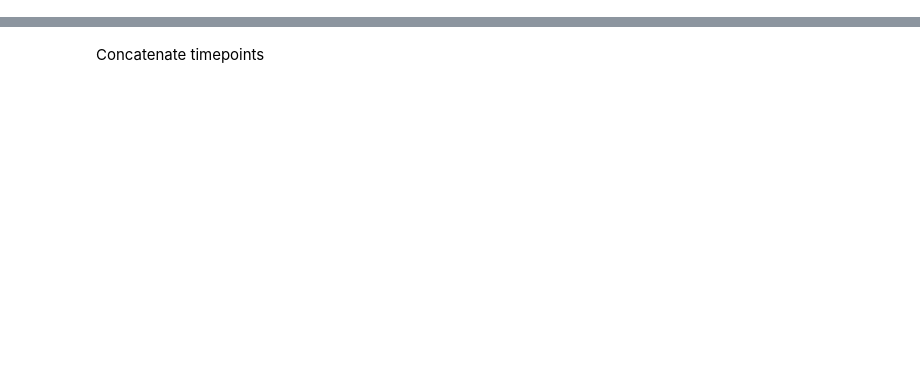
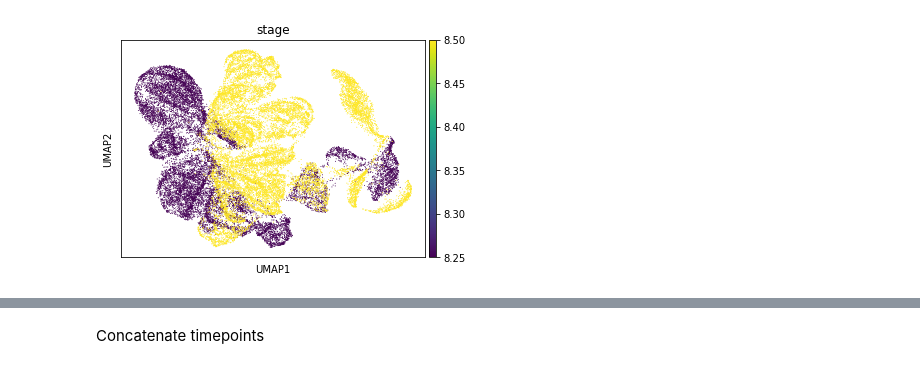
Before and after one commit to theislab/unbalanced_monge_maps_single_cell, a Jupyter notebook: notebooks/gastrulation8285_scvelo.ipynb, the cells around one changed output, grey strips where cells are left out. Drawn from its saved outputs; the diff is of its cells as text; code cells hidden in the pictures; blank space fills up the shorter version.

```diff
--- a/notebooks/gastrulation8285_scvelo.ipynb
+++ b/notebooks/gastrulation8285_scvelo.ipynb
@@ -37,0 +186,4 @@ del adata
+# %%
+sc.pl.umap(adata, color='stage')
+# %% [output]
+[figure, added]
```
Also changed, not shown: parts of 38 cells of this notebook, 6 other files.
